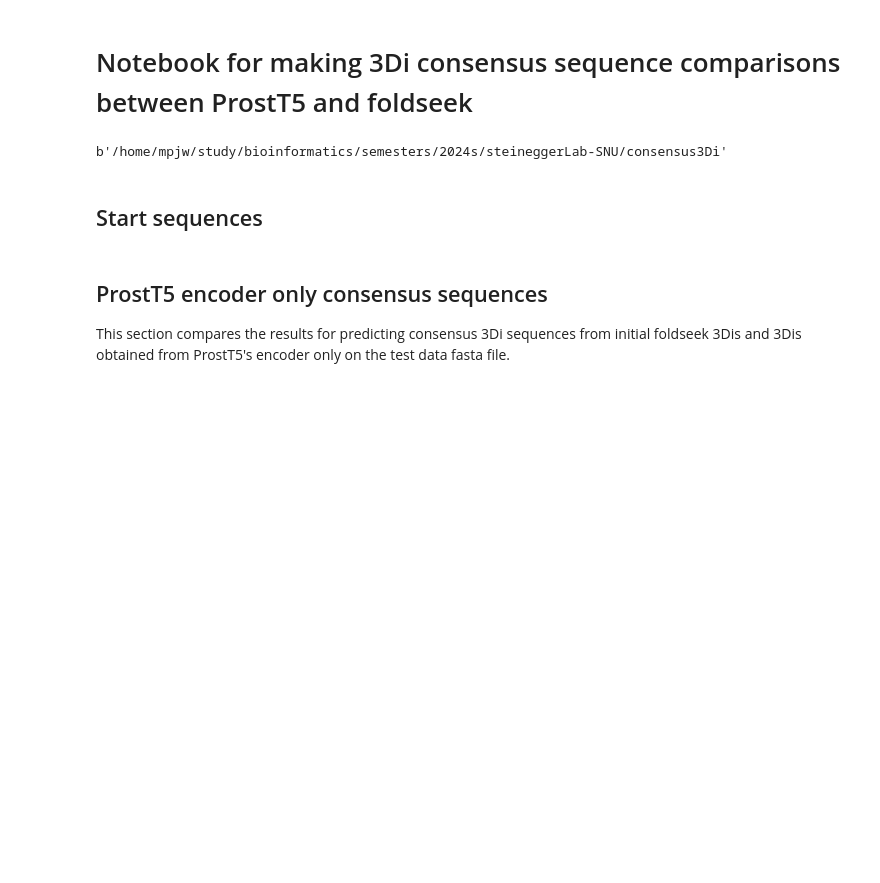
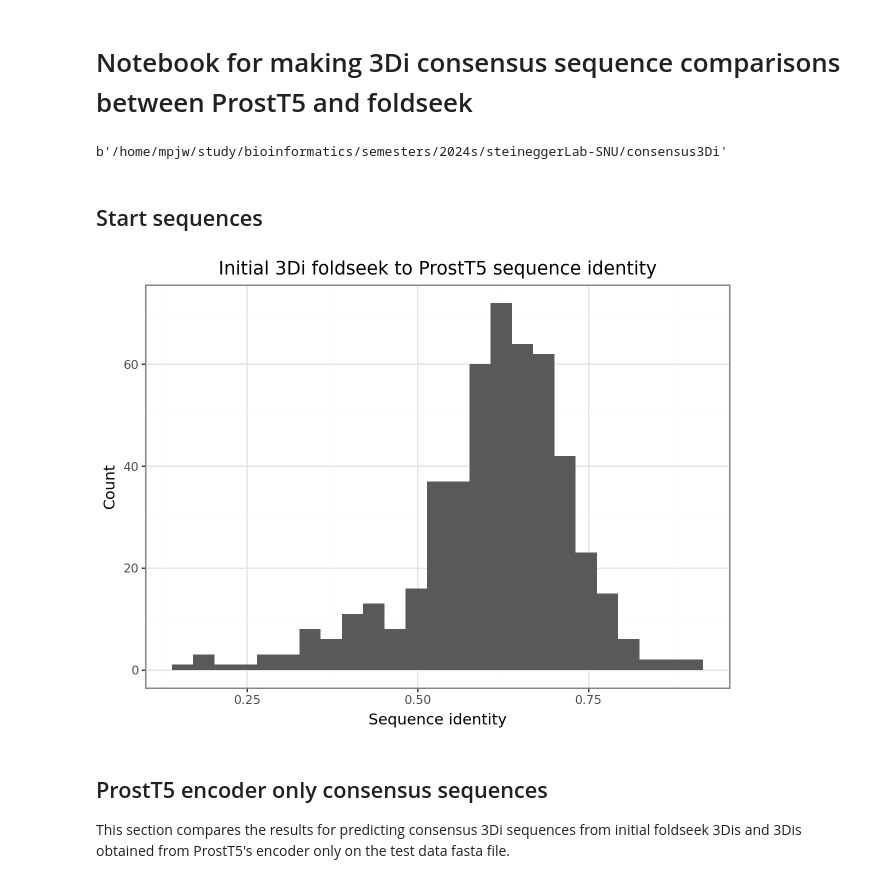
Before and after one commit to mpjw/consensus3Di, a Jupyter notebook: src/3Di_comparison.ipynb, the cells around one changed output. Cells and saved outputs as stored; diff of their text form; code cells hidden in the pictures; blank space fills up the shorter version.

```diff
--- a/src/3Di_comparison.ipynb
+++ b/src/3Di_comparison.ipynb
@@ -3 +9,9 @@
+# %%
+import os
+os.chdir('..')
+print(os.getcwdb())
+save_plots = False
+plot_path = 'out/plots/'
+# %% [output]
+b'/home/mpjw/study/bioinformatics/semesters/2024s/steineggerLab-SNU/consensus3Di'
 # %%
@@ -33,36 +42,35 @@ def sequence_identity(seq1: str, seq2: str, method='hamming') -> float:
     match method:
         case 'hamming':
             return ( len(seq1) - hamming_distance(seq1, seq2) ) / len(seq1)
-# %%
-import os
-os.chdir('..')
-os.getcwdb()
-# %% [output]
-b'/home/mpjw/study/bioinformatics/semesters/2024s/steineggerLab-SNU/consensus3Di'
 # %% [markdown]
 ## Start sequences
 # %%
 fsk_base_fa = "out/scope/scope.foldseek.3Di.fasta"
 pt5_base_fa = "out/scope/scope.prostt5.3Di.fasta"
 fsk_base_file = SeqIO.parse(fsk_base_fa,  "fasta")
 pt5_base_file = SeqIO.parse(pt5_base_fa, "fasta")
 
 fsk_base_recs = {e.id.replace('.pdb', ''): e for e in fsk_base_file}
-# pt5_base_recs = {e.id.replace('.pdb', ''): e for e in pt5_base_file}
+pt5_base_recs = {e.id.replace('.pdb', ''): e for e in pt5_base_file}
 
-base_seq_id = {e.id.replace('.pdb', ''): sequence_identity(e.seq, fsk_base_recs[e.id.replace('.pdb', '')].seq) for e in pt5_base_file}
+base_seq_id = {e.id.replace('.pdb', ''): sequence_identity(e.seq, fsk_base_recs[e.id.replace('.pdb', '')].seq) for _, e in pt5_base_recs.items()}
 
 df_start_seq_id = pd.DataFrame(base_seq_id.items(), columns = ['pdb_id', 'seq_identity'])
 
 df_start_seq_id[['seq_identity']].describe()
 
 plot = (
     ggplot(df_start_seq_id, aes(x='seq_identity')) +
         geom_histogram() +
         theme_bw() +
         labs(title = "Initial 3Di foldseek to ProstT5 sequence identity", x = "Sequence identity", y = "Count")
 )
-plot.save('out/scope_start_3Di_sequence_identity_hist.png', format='png', height=10, width=15)
+plot.show()
+
+if save_plots:
+    plot.save(plot_path + 'sequence_identity/scope_start_3Di_sequence_identity_hist.png', format='png', height=10, width=15)
+# %% [output]
+[figure, added]
 # %% [markdown]
 ## ProstT5 encoder only consensus sequences
 This section compares the results for predicting consensus 3Di sequences from initial foldseek 3Dis and 3Dis obtained from ProstT5's encoder only on the test data fasta file.
```
Also changed, not shown: parts of 20 cells of this notebook.
